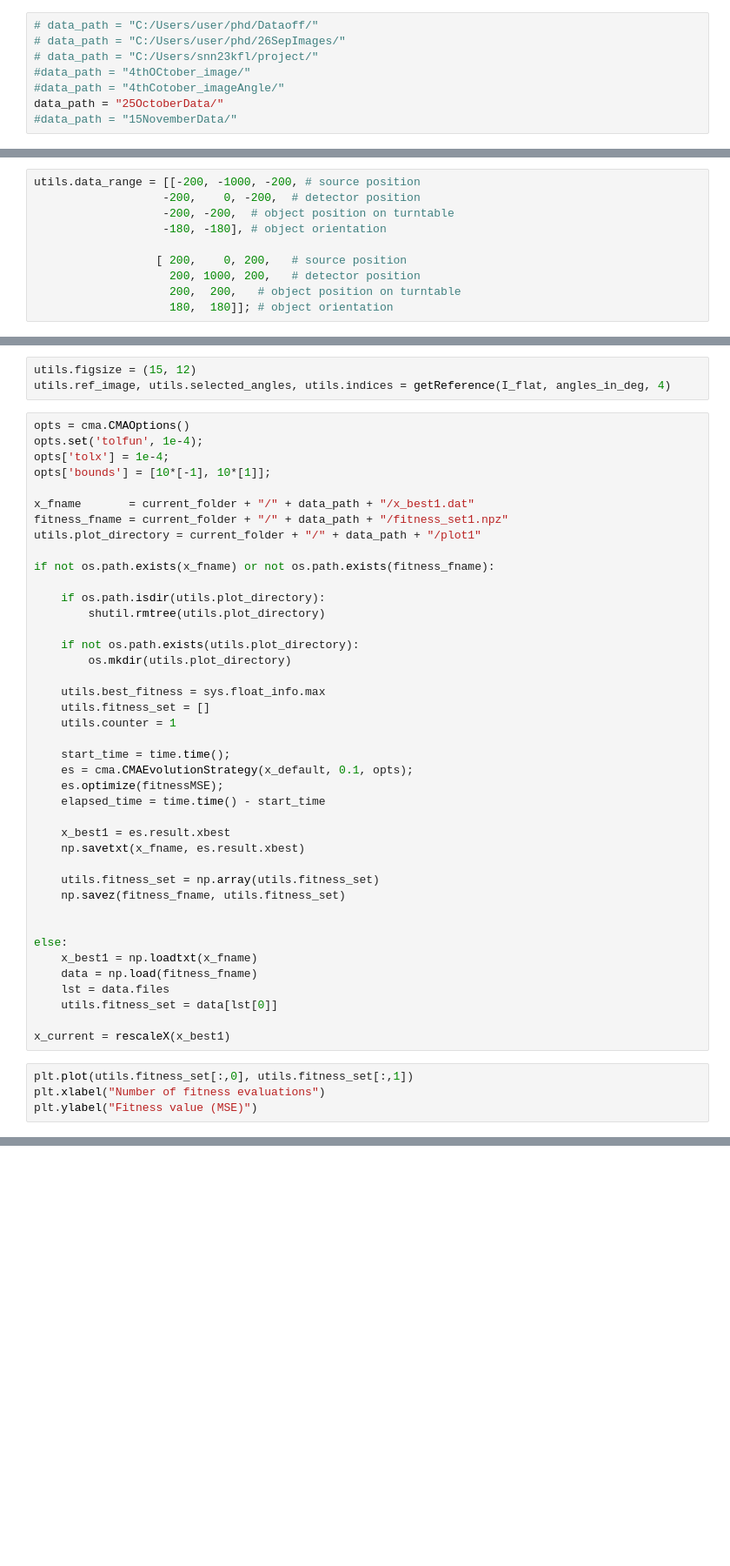
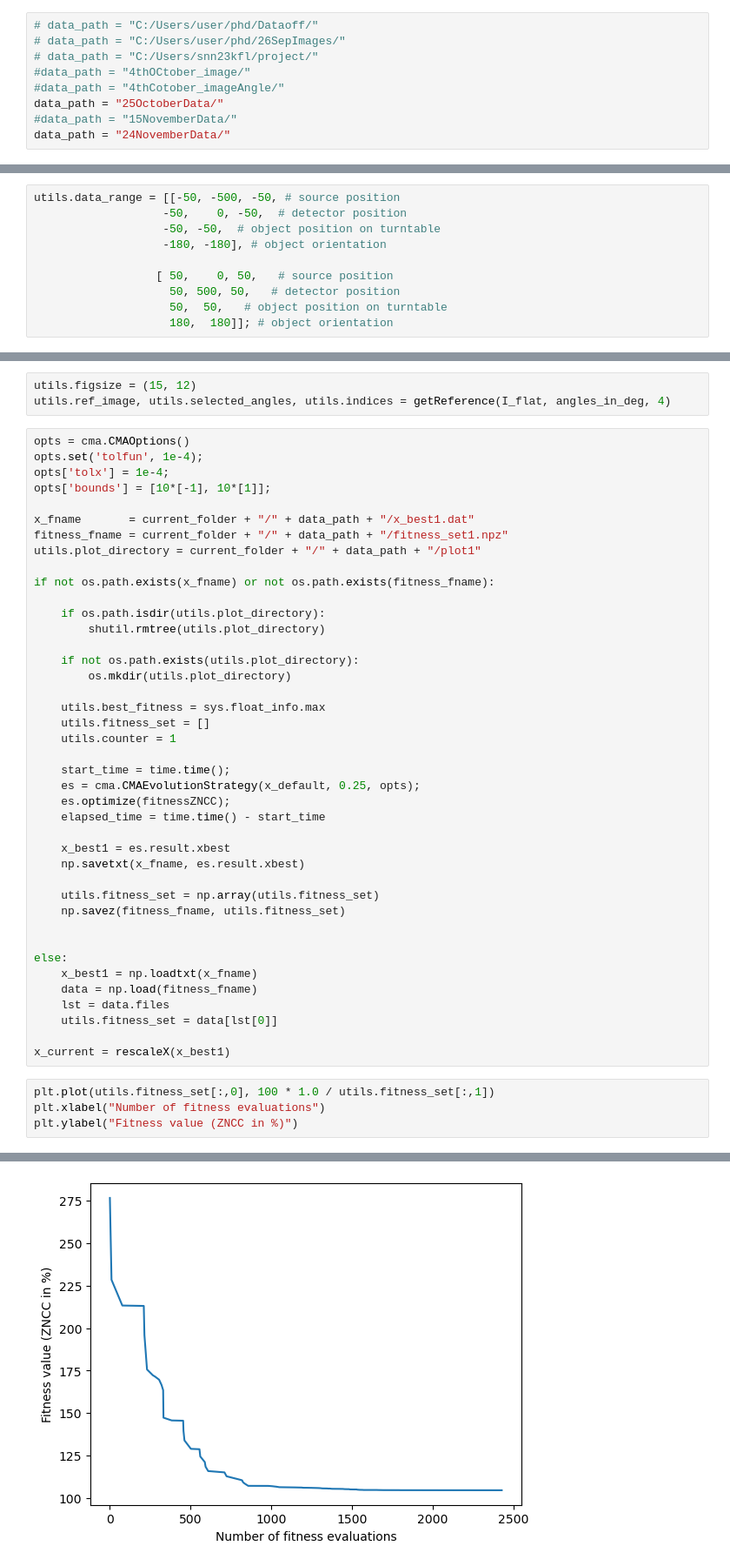
Before and after one commit to Sunday-nwokolo/MyProjects, a Jupyter notebook: One projection.ipynb, the cells around one changed output, grey strips where cells are left out. Shown at 87% size. Saved outputs shown, nothing was run; the diff lists cells and outputs as text; blank space fills up the shorter version.

Commit message:
Work on new dataset. Use binarisation in the fitness function.

```diff
--- a/One projection.ipynb
+++ b/One projection.ipynb
@@ -28,6 +45,7 @@ angular_step_in_deg = 3.6
 #data_path = "4thCotober_imageAngle/"
 data_path = "25OctoberData/"
 #data_path = "15NovemberData/"
+data_path = "24NovemberData/"
 # %%
 current_folder = str(globals()['_dh'][0])
 print(current_folder)
@@ -160,14 +193,14 @@ sdd=130
 #sod = 25
 #sdd=61
 # %%
-utils.data_range = [[-200, -1000, -200, # source position
-                   -200,    0, -200,  # detector position
-                   -200, -200,  # object position on turntable
+utils.data_range = [[-50, -500, -50, # source position
+                   -50,    0, -50,  # detector position
+                   -50, -50,  # object position on turntable
                    -180, -180], # object orientation
 
-                  [ 200,    0, 200,   # source position
-                    200, 1000, 200,   # detector position
-                    200,  200,   # object position on turntable
+                  [ 50,    0, 50,   # source position
+                    50, 500, 50,   # detector position
+                    50,  50,   # object position on turntable
                     180,  180]]; # object orientation
 # %%
 Ti90Al10 = 5.68
@@ -276,8 +353,8 @@ if not os.path.exists(x_fname) or not os.path.exists(fitness_fname):
     utils.counter = 1
 
     start_time = time.time();
-    es = cma.CMAEvolutionStrategy(x_default, 0.1, opts);
-    es.optimize(fitnessMSE);
+    es = cma.CMAEvolutionStrategy(x_default, 0.25, opts);
+    es.optimize(fitnessZNCC);
     elapsed_time = time.time() - start_time
 
     x_best1 = es.result.xbest
@@ -295,6 +372,7 @@ else:
 
 x_current = rescaleX(x_best1)
 # %%
-plt.plot(utils.fitness_set[:,0], utils.fitness_set[:,1])
+plt.plot(utils.fitness_set[:,0], 100 * 1.0 / utils.fitness_set[:,1])
 plt.xlabel("Number of fitness evaluations")
-plt.ylabel("Fitness value (MSE)")
+plt.ylabel("Fitness value (ZNCC in %)")
+# %% [output]
@@ -301,2 +380,3 @@ plt.ylabel("Fitness value (MSE)")
+[figure, added]
 # %%
 print(rescaleX(x_best1))
```
Also changed, not shown: parts of 24 cells of this notebook, 3 other files.
